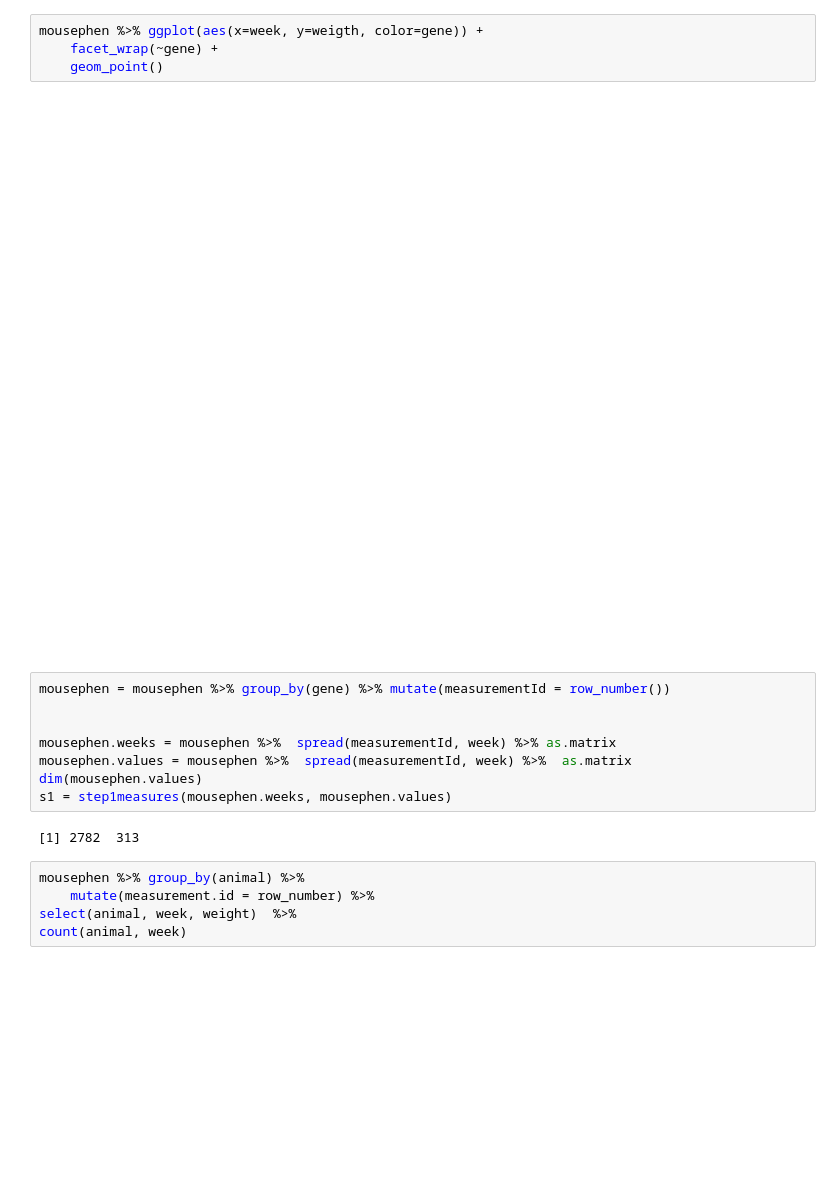
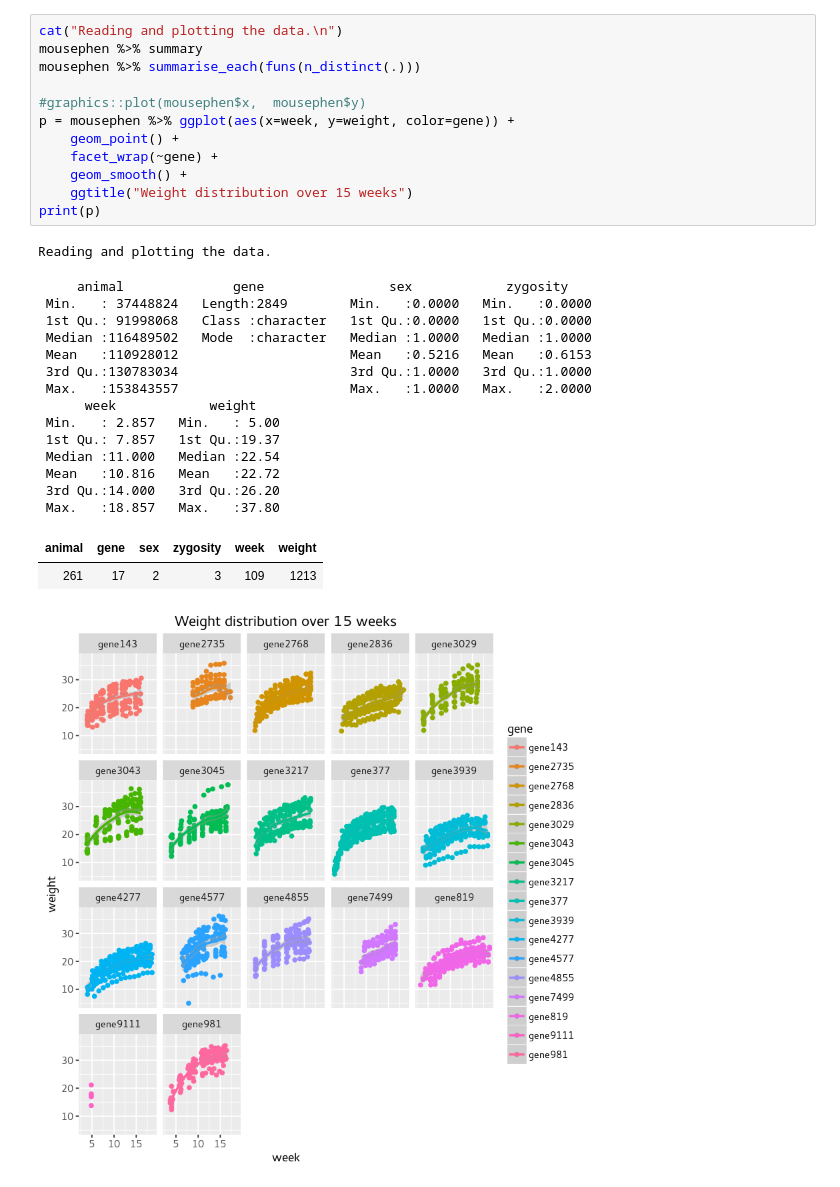
Before and after one commit to dalloliogm/hacking_global_health_london_2016, a Jupyter notebook: pre_hackaton/trajectory clustering on mousephenotype.ipynb, the cells around one changed output. Drawn from its saved outputs; the diff is of its cells as text; blank space fills up the shorter version.

```diff
--- a/pre_hackaton/trajectory clustering on mousephenotype.ipynb
+++ b/pre_hackaton/trajectory clustering on mousephenotype.ipynb
@@ -36,21 +31,31 @@ The following object is masked from ‘package:purrr’:
-# %%
-mousephen %>% ggplot(aes(x=week, y=weigth, color=gene)) +
-    facet_wrap(~gene) +
-    geom_point()
-# %% [output]
-[figure, removed]
-# %%
-mousephen = mousephen %>% group_by(gene) %>% mutate(measurementId = row_number())
-
-
-mousephen.weeks = mousephen %>%  spread(measurementId, week) %>% as.matrix
-mousephen.values = mousephen %>%  spread(measurementId, week) %>%  as.matrix
-dim(mousephen.values)
-s1 = step1measures(mousephen.weeks, mousephen.values)
-# %% [output]
-[1] 2782  313
-# %%
-mousephen %>% group_by(animal) %>%
-    mutate(measurement.id = row_number) %>%
-select(animal, week, weight)  %>%
-count(animal, week)
+# %%
+cat("Reading and plotting the data.\n")
+mousephen %>% summary
+mousephen %>% summarise_each(funs(n_distinct(.)))
+
+#graphics::plot(mousephen$x,  mousephen$y)
+p = mousephen %>% ggplot(aes(x=week, y=weight, color=gene)) +
+    geom_point() +
+    facet_wrap(~gene) +
+    geom_smooth() +
+    ggtitle("Weight distribution over 15 weeks")
+print(p)
+# %% [output]
+Reading and plotting the data.
+     animal              gene                sex            zygosity
+ Min.   : 37448824   Length:2849        Min.   :0.0000   Min.   :0.0000
+ 1st Qu.: 91998068   Class :character   1st Qu.:0.0000   1st Qu.:0.0000
+ Median :116489502   Mode  :character   Median :1.0000   Median :1.0000
+ Mean   :110928012                      Mean   :0.5216   Mean   :0.6153
+ 3rd Qu.:130783034                      3rd Qu.:1.0000   3rd Qu.:1.0000
+ Max.   :153843557                      Max.   :1.0000   Max.   :2.0000
+      week            weight
+ Min.   : 2.857   Min.   : 5.00
+ 1st Qu.: 7.857   1st Qu.:19.37
+ Median :11.000   Median :22.54
+ Mean   :10.816   Mean   :22.72
+ 3rd Qu.:14.000   3rd Qu.:26.20
+ Max.   :18.857   Max.   :37.80
+| animal | gene | sex | zygosity | week | weight |
+| 261 | 17 | 2 | 3 | 109 | 1213 |
+[figure, added]
```
Also changed, not shown: parts of 13 cells of this notebook.
